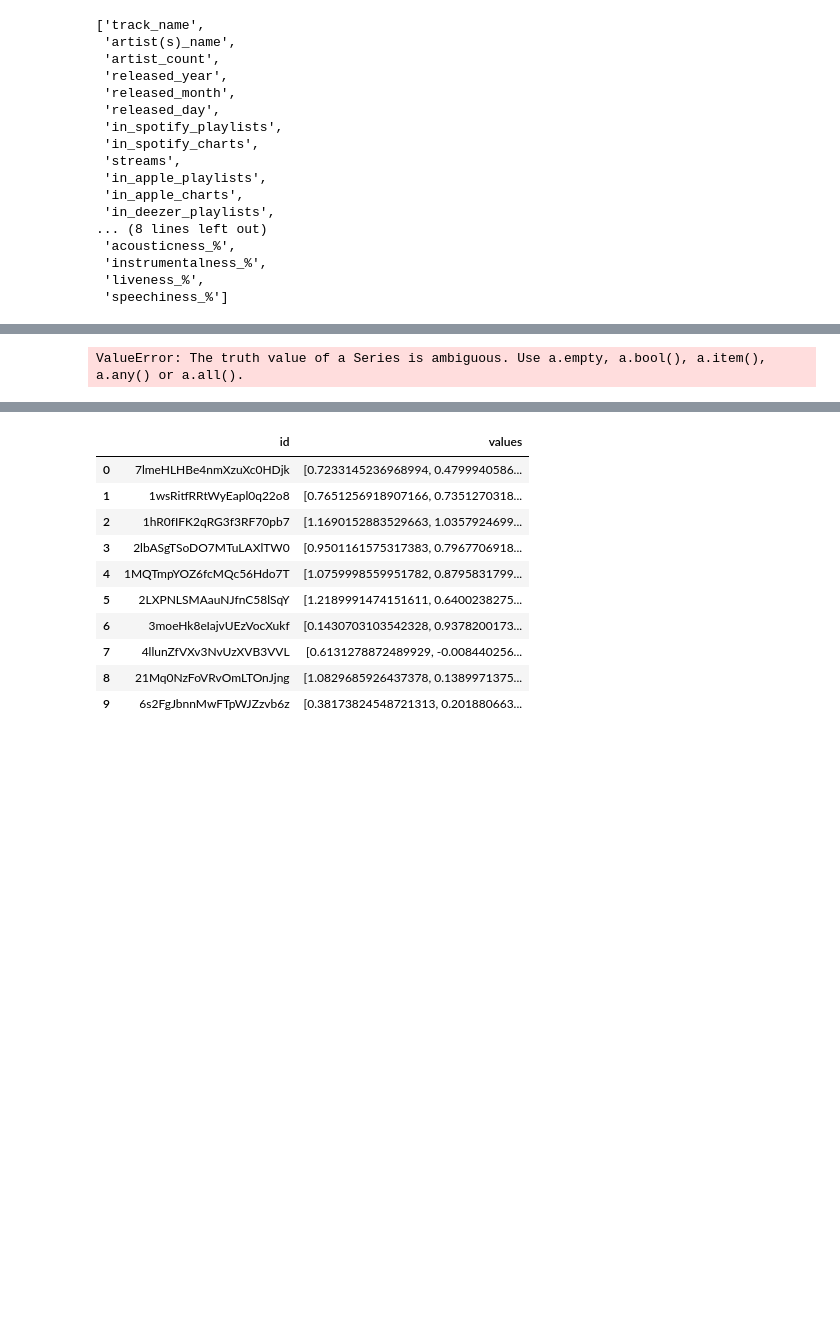
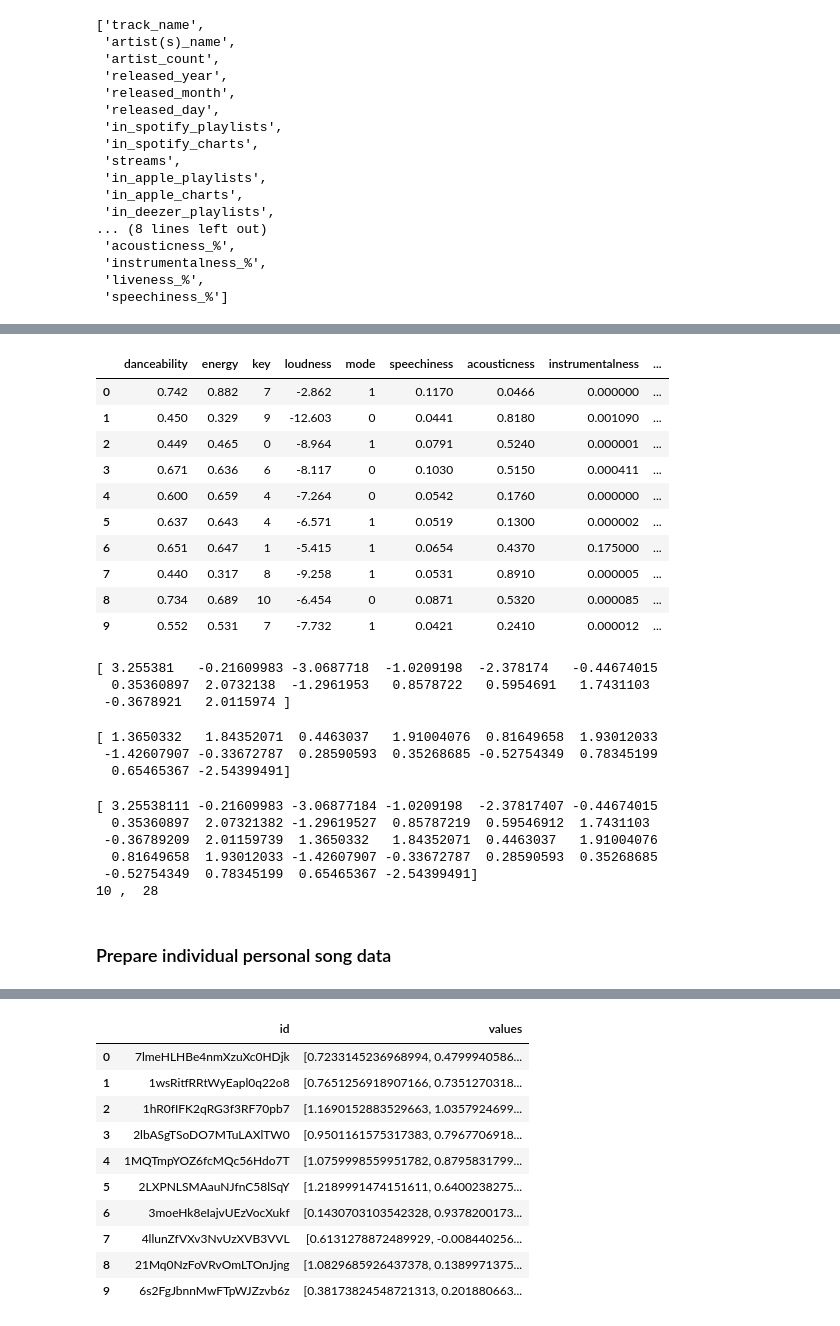
Before and after one commit to sz8689/COS_597A_Project, a Jupyter notebook: Music recommendation system.ipynb, the cells around one changed output, grey strips where cells are left out. Cells and saved outputs as stored; diff of their text form; code cells hidden in the pictures; blank space fills up the shorter version.

```diff
--- a/Music recommendation system.ipynb
+++ b/Music recommendation system.ipynb
@@ -390,17 +476,26 @@ all_songs = all_songs[['artist_name', 'track_name', 'year','loudness']]
 # %%
-top_song_names = top_songs['track_name'].tolist()
-top_song_artists = top_songs['artist(s)_name'].tolist()
-# top_song_names
-# top_song_artists
-selected_rows = []
-for _, row in all_songs.iterrows():
-    # print(row)
-    song = row['track_name']
-    artist = row['artist_name']
-    if song in top_song_names:
-        artist_top = top_songs[top_songs['track_name'] == song]['artist(s)_name']
-        print(song, artist_top, artist)
-        if artist_top
-        # selected_rows.append(row['track_id'])
+# format spotify top 10 songs to make sure it have same data format
+selected_10_songs = selected_10_songs.drop(columns=["track_id", "popularity", "genre"])
+moved_column = selected_10_songs.pop("year")
+selected_10_songs["year"] = moved_column
+
+# add the song summary
+selected_10_songs['string_summary'] = selected_10_songs['track_name'] + ' - ' + selected_10_songs['artist_name']
+selected_10_songs['string_summary'] = selected_10_songs['string_summary'].astype(str)
+
+# Drop the original 'name' and 'artists' columns
+selected_10_songs.drop(['track_name', 'artist_name'], axis=1, inplace=True)
+
+selected_10_songs
 # %% [output]
-ValueError: The truth value of a Series is ambiguous. Use a.empty, a.bool(), a.item(), a.any() or a.all().
+|  | danceability | energy | key | loudness | mode | speechiness | acousticness | instrumentalness | ... |
+| 0 | 0.742 | 0.882 | 7 | -2.862 | 1 | 0.1170 | 0.0466 | 0.000000 | ... |
+| 1 | 0.450 | 0.329 | 9 | -12.603 | 0 | 0.0441 | 0.8180 | 0.001090 | ... |
+| 2 | 0.449 | 0.465 | 0 | -8.964 | 1 | 0.0791 | 0.5240 | 0.000001 | ... |
+| 3 | 0.671 | 0.636 | 6 | -8.117 | 0 | 0.1030 | 0.5150 | 0.000411 | ... |
+| 4 | 0.600 | 0.659 | 4 | -7.264 | 0 | 0.0542 | 0.1760 | 0.000000 | ... |
+| 5 | 0.637 | 0.643 | 4 | -6.571 | 1 | 0.0519 | 0.1300 | 0.000002 | ... |
+| 6 | 0.651 | 0.647 | 1 | -5.415 | 1 | 0.0654 | 0.4370 | 0.175000 | ... |
+| 7 | 0.440 | 0.317 | 8 | -9.258 | 1 | 0.0531 | 0.8910 | 0.000005 | ... |
+| 8 | 0.734 | 0.689 | 10 | -6.454 | 0 | 0.0871 | 0.5320 | 0.000085 | ... |
+| 9 | 0.552 | 0.531 | 7 | -7.732 | 1 | 0.0421 | 0.2410 | 0.000012 | ... |
@@ -424,0 +506,30 @@ year (do we want this?)
+# %%
+selected_10_songs.drop(['string_summary', 'tokenized_summary'], axis=1, inplace=True)
+print(top_10_summary_vector[0])
+# %% [output]
+[ 3.255381   -0.21609983 -3.0687718  -1.0209198  -2.378174   -0.44674015
+  0.35360897  2.0732138  -1.2961953   0.8578722   0.5954691   1.7431103
+ -0.3678921   2.0115974 ]
+# %%
+top_10_songs_scaled = scaler.fit_transform(selected_10_songs)
+
+# Display the resulting DataFrame
+print(top_10_songs_scaled[0])
+# %% [output]
+[ 1.3650332   1.84352071  0.4463037   1.91004076  0.81649658  1.93012033
+ -1.42607907 -0.33672787  0.28590593  0.35268685 -0.52754349  0.78345199
+  0.65465367 -2.54399491]
+# %%
+top_10_song_embeddings = [
+    np.concatenate([summary_row, scaled_row])
+    for summary_row, scaled_row in zip(top_10_summary_vector, top_10_songs_scaled)
+]
+print(top_10_song_embeddings[0])
+print(len(top_10_song_embeddings), ", ", len(top_10_song_embeddings[0]))
+# %% [output]
+[ 3.25538111 -0.21609983 -3.06877184 -1.0209198  -2.37817407 -0.44674015
+  0.35360897  2.07321382 -1.29619527  0.85787219  0.59546912  1.7431103
+ -0.36789209  2.01159739  1.3650332   1.84352071  0.4463037   1.91004076
+  0.81649658  1.93012033 -1.42607907 -0.33672787  0.28590593  0.35268685
+ -0.52754349  0.78345199  0.65465367 -2.54399491]
+10 ,  28
@@ -424,0 +543,2 @@ year (do we want this?)
+# %% [markdown]
+### Prepare individual personal song data
```
Also changed, not shown: parts of 30 cells of this notebook.
